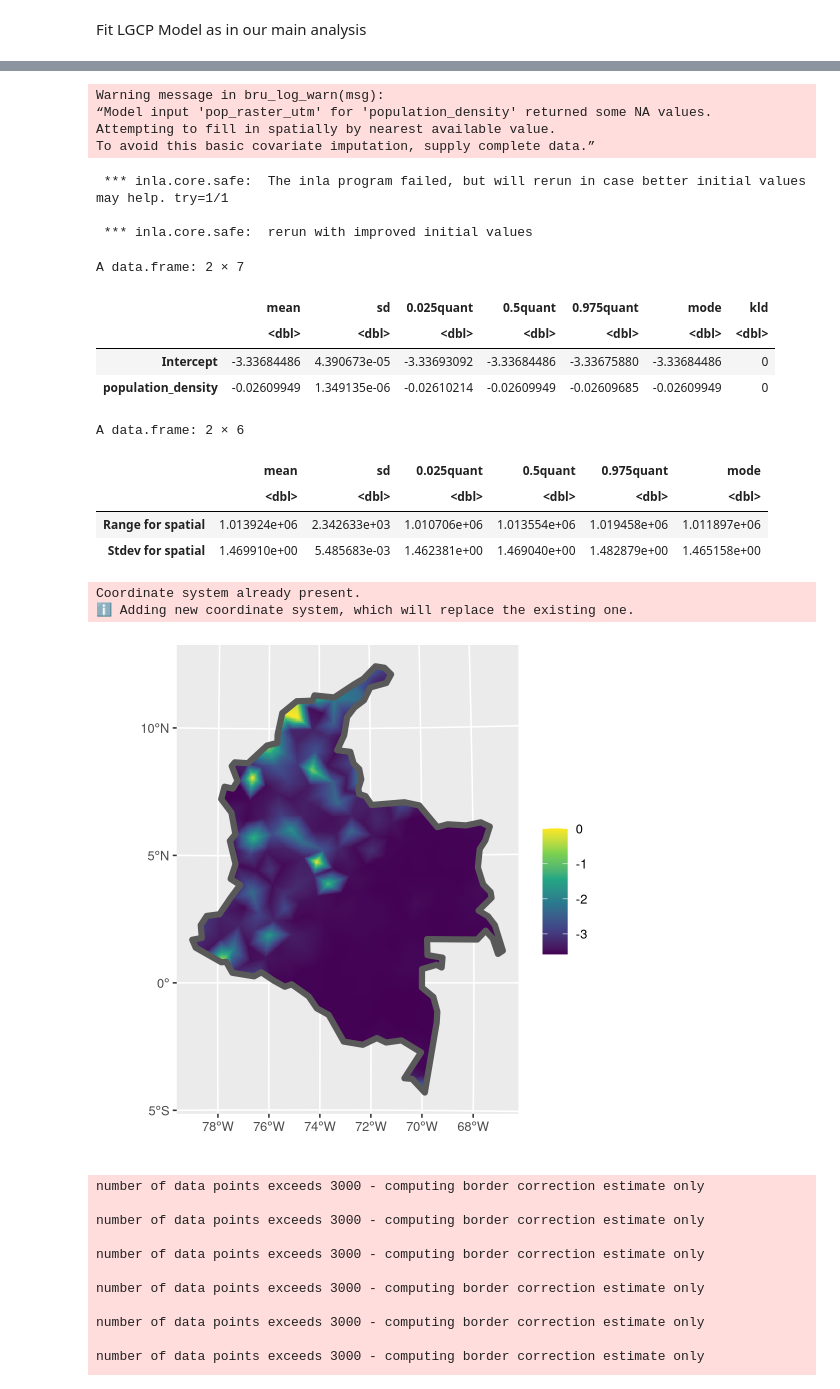
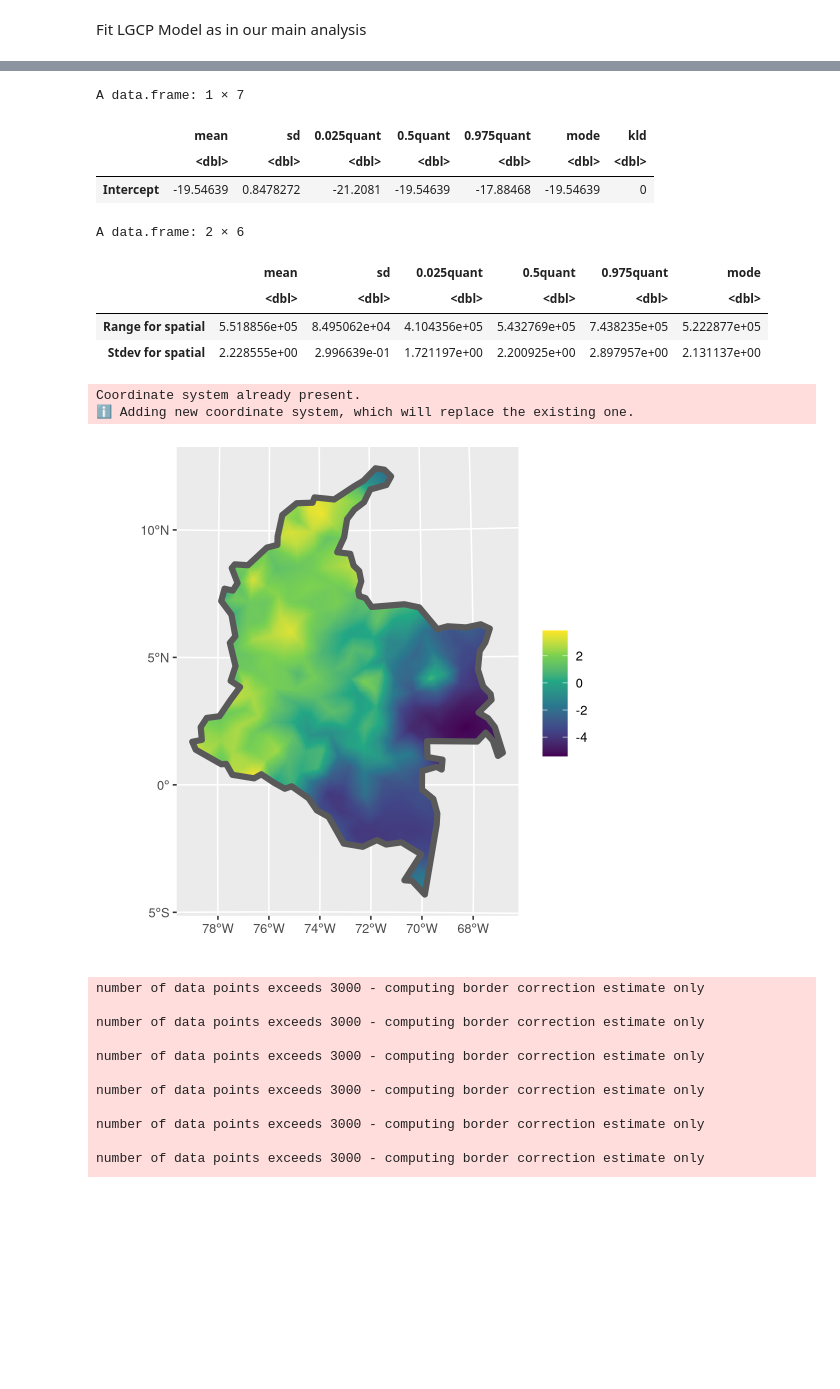
Before and after one commit to ElisavetPappa/col-conflict-sv, a Jupyter notebook: Pappa_et_al_EntireConflict_RobustSensAnalyses.ipynb, the cells around one changed output, grey strips where cells are left out. Cells and saved outputs as stored; diff of their text form; code cells hidden in the pictures; blank space fills up the shorter version.

```diff
--- a/Pappa_et_al_EntireConflict_RobustSensAnalyses.ipynb
+++ b/Pappa_et_al_EntireConflict_RobustSensAnalyses.ipynb
@@ -189,8 +171,6 @@ combined_data$EventType <- as.factor(combined_data$EventType)
 # Convert to numeric time (e.g., for some Hawkes models)
 combined_data$Timestamp <- as.numeric(combined_data$Date)
 
-# Convert to spatial point pattern (longitude & latitude as spatial features)
-
 # Define observation window (bounding box for spatial analysis)
 W <- owin(xrange = c(min(combined_data$longitud), max(combined_data$longitud)),
           yrange = c(min(combined_data$latitud), max(combined_data$latitud)))
@@ -233,6 +213,14 @@ combined_data_sf$Year <- format(combined_data_sf$DateString, "%Y")
 # Convert year to numeric
 combined_data_sf$Year <- as.numeric(combined_data_sf$Year)
 
+# Filter for dates from 1964-05-27 into a new dataframe for entire conflict to use for generating mesh nodes
+combined_data_sf_entire_conflict <- combined_data_sf %>%
+  filter(DateString >= as.Date("1964-05-27"))
+
+# Only keep sexual violence events
+SV_combined_data_sf_entire_conflict <- combined_data_sf_entire_conflict %>%
+  filter(EventType == "VS")
+
 # Filter for dates from 1964-05-27 onwards
 combined_data_sf_entire_conflict <- combined_data_sf %>%
   filter(DateString >= as.Date("1964-05-27"))
@@ -459,51 +434,43 @@ fit_spatial_02$objective
 # %%
 ## for hyperpar priors
 diameter <- as.numeric(
   st_length(st_cast(st_convex_hull(colombia_utm), "MULTILINESTRING"))
 )
 
 ## SPDE
 spde <- inla.spde2.pcmatern(
   mesh = smesh,
   prior.range = c(diameter/3, 0.5),
   prior.sigma = c(1, 0.01))
 
 ## linear predictor
-components <- geometry  ~ Intercept(1) + population_density(pop_raster_utm) +
+components <- geometry  ~ Intercept(1) +
   spatial(geometry, model = spde)
 
 fit <- lgcp(components, points_utm,
             samplers = colombia_utm,
             domain = list(geometry = smesh),
             options = list(control.inla = list(int.strategy = "eb"))
 )
 
 fit$summary.fixed
 fit$summary.hyperpar
 
 ## field
 show_field(fit$summary.random$spatial$mean, smesh = smesh, sf = colombia_utm, clip = TRUE)
 # %% [output]
-Warning message in bru_log_warn(msg):
-“Model input 'pop_raster_utm' for 'population_density' returned some NA values.
-Attempting to fill in spatially by nearest available value.
-To avoid this basic covariate imputation, supply complete data.”
+A data.frame: 1 × 7
+|  | mean | sd | 0.025quant | 0.5quant | 0.975quant | mode | kld |
+|  | <dbl> | <dbl> | <dbl> | <dbl> | <dbl> | <dbl> | <dbl> |
+| Intercept | -19.54639 | 0.8478272 | -21.2081 | -19.54639 | -17.88468 | -19.54639 | 0 |
- *** inla.core.safe:  The inla program failed, but will rerun in case better initial values may help. try=1/1
-
- *** inla.core.safe:  rerun with improved initial values
+A data.frame: 2 × 6
+|  | mean | sd | 0.025quant | 0.5quant | 0.975quant | mode |
+|  | <dbl> | <dbl> | <dbl> | <dbl> | <dbl> | <dbl> |
+| Range for spatial | 5.518856e+05 | 8.495062e+04 | 4.104356e+05 | 5.432769e+05 | 7.438235e+05 | 5.222877e+05 |
+| Stdev for spatial | 2.228555e+00 | 2.996639e-01 | 1.721197e+00 | 2.200925e+00 | 2.897957e+00 | 2.131137e+00 |
-A data.frame: 2 × 7
+Coordinate system already present.
+ℹ Adding new coordinate system, which will replace the existing one.
-|  | mean | sd | 0.025quant | 0.5quant | 0.975quant | mode | kld |
-|  | <dbl> | <dbl> | <dbl> | <dbl> | <dbl> | <dbl> | <dbl> |
-| Intercept | -3.33684486 | 4.390673e-05 | -3.33693092 | -3.33684486 | -3.33675880 | -3.33684486 | 0 |
-| population_density | -0.02609949 | 1.349135e-06 | -0.02610214 | -0.02609949 | -0.02609685 | -0.02609949 | 0 |
-A data.frame: 2 × 6
-|  | mean | sd | 0.025quant | 0.5quant | 0.975quant | mode |
-|  | <dbl> | <dbl> | <dbl> | <dbl> | <dbl> | <dbl> |
-| Range for spatial | 1.013924e+06 | 2.342633e+03 | 1.010706e+06 | 1.013554e+06 | 1.019458e+06 | 1.011897e+06 |
-| Stdev for spatial | 1.469910e+00 | 5.485683e-03 | 1.462381e+00 | 1.469040e+00 | 1.482879e+00 | 1.465158e+00 |
-Coordinate system already present.
-ℹ Adding new coordinate system, which will replace the existing one.
-[figure, old version]
+[figure, new version]
 # %%
 ## simulate from GMRFs
 
```
Also changed, not shown: parts of 9 cells of this notebook, 1 other file.
